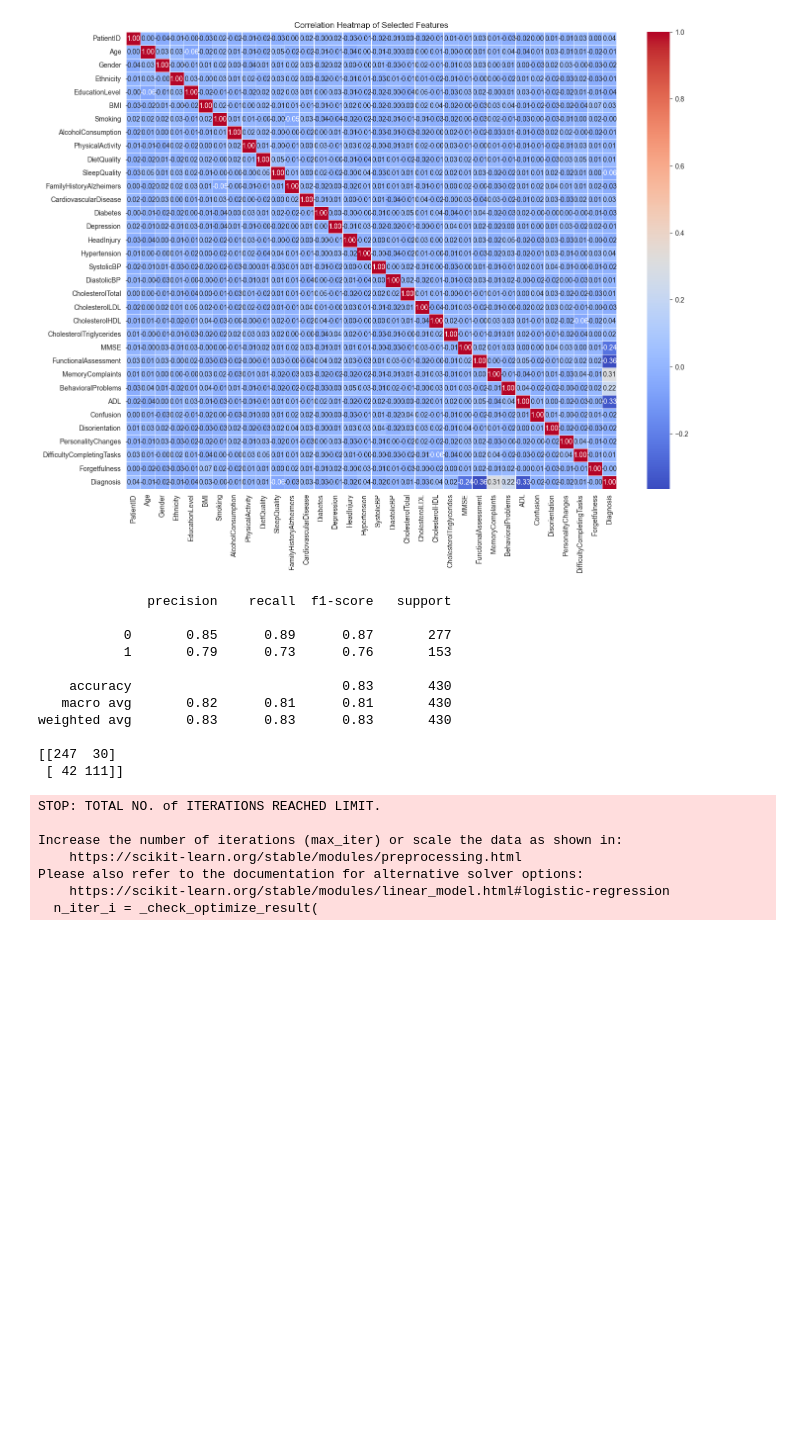
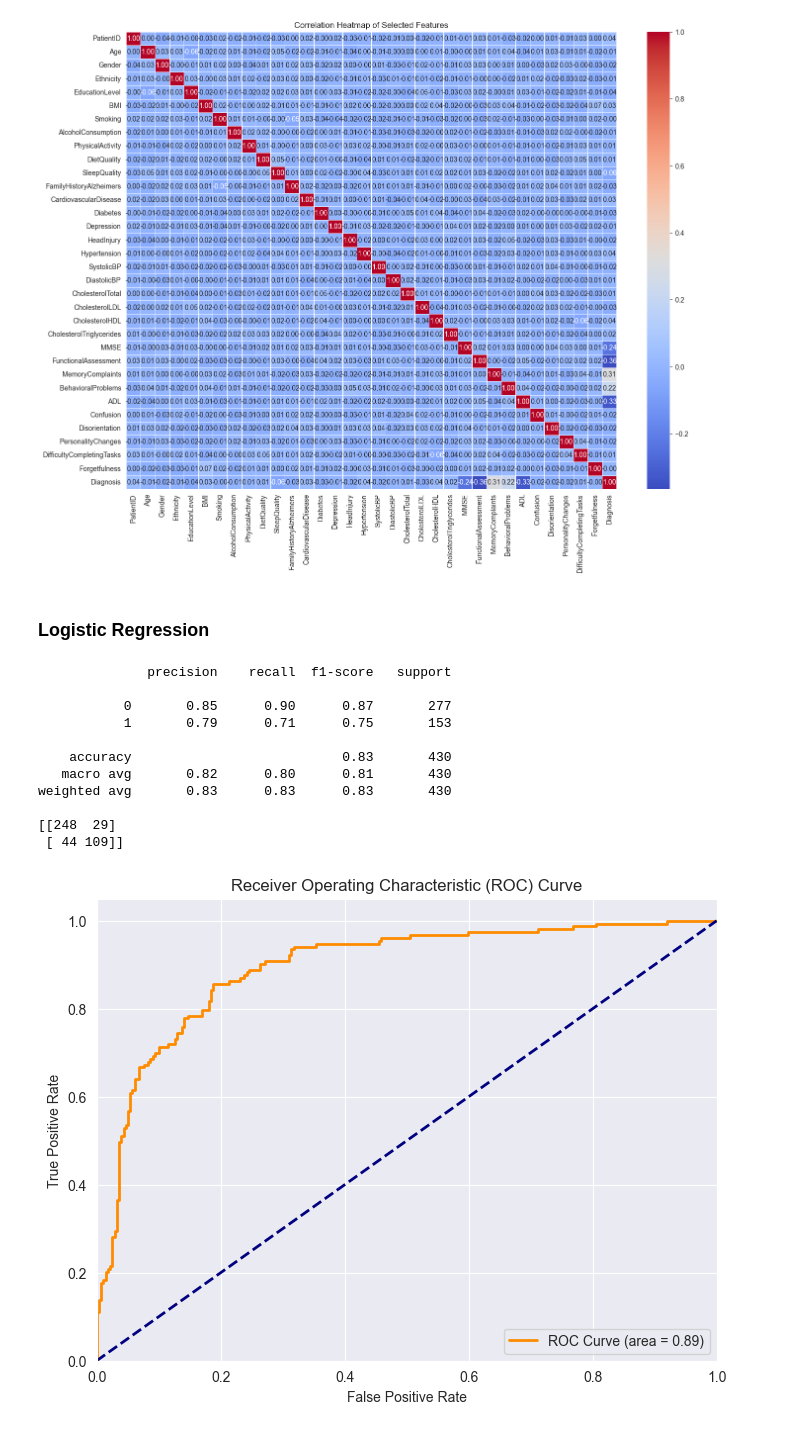
Before and after one commit to mertgenc0/mydsprojects, a Jupyter notebook: Alzheimer/alzheimer.ipynb, the cells around one changed output. Saved outputs shown, nothing was run; the diff lists cells and outputs as text; code cells hidden in the pictures; blank space fills up the shorter version.

```diff
--- a/Alzheimer/alzheimer.ipynb
+++ b/Alzheimer/alzheimer.ipynb
@@ -176,29 +178,47 @@ X= dataset.drop(columns=['Diagnosis', 'PatientID'])
 y= dataset['Diagnosis']
 
 X_train, X_test, y_train, y_test = train_test_split(X, y, test_size=0.2, random_state=42)
+# %%
+scaler = StandardScaler()
+X_train = scaler.fit_transform(X_train)
+X_test = scaler.transform(X_test)
+# %% [markdown]
+### Logistic Regression
 # %%
 model= LogisticRegression(max_iter=1000)
 model.fit(X_train, y_train)
 
 y_pred = model.predict(X_test)
-print(classification_report(y_test, y_pred))
-print(confusion_matrix(y_test, y_pred))
+rep = classification_report(y_test, y_pred)
+cm = confusion_matrix(y_test, y_pred)
+print(rep)
+print(cm)
 # %% [output]
               precision    recall  f1-score   support
 
-           0       0.85      0.89      0.87       277
-           1       0.79      0.73      0.76       153
+           0       0.85      0.90      0.87       277
+           1       0.79      0.71      0.75       153
 
     accuracy                           0.83       430
-   macro avg       0.82      0.81      0.81       430
+   macro avg       0.82      0.80      0.81       430
 weighted avg       0.83      0.83      0.83       430
 
-[[247  30]
- [ 42 111]]
+[[248  29]
+ [ 44 109]]
-STOP: TOTAL NO. of ITERATIONS REACHED LIMIT.
-
-Increase the number of iterations (max_iter) or scale the data as shown in:
-    https://scikit-learn.org/stable/modules/preprocessing.html
-Please also refer to the documentation for alternative solver options:
-    https://scikit-learn.org/stable/modules/linear_model.html#logistic-regression
-  n_iter_i = _check_optimize_result(
+# %%
+y_pred_proba = model.predict_proba(X_test)[:, 1]
+fpr, tpr, thresholds = roc_curve(y_test, y_pred_proba)
+roc_auc = auc(fpr, tpr)
+
+plt.figure(figsize=(8, 6))
+plt.plot(fpr, tpr, color='darkorange', lw=2, label=f'ROC Curve (area = {roc_auc:.2f})')
+plt.plot([0, 1], [0, 1], color='navy', lw=2, linestyle='--')
+plt.xlim([0.0, 1.0])
+plt.ylim([0.0, 1.05])
+plt.xlabel('False Positive Rate')
+plt.ylabel('True Positive Rate')
+plt.title('Receiver Operating Characteristic (ROC) Curve')
+plt.legend(loc="lower right")
+plt.show()
+# %% [output]
+[figure, added]
```
Also changed, not shown: parts of 4 cells of this notebook.
